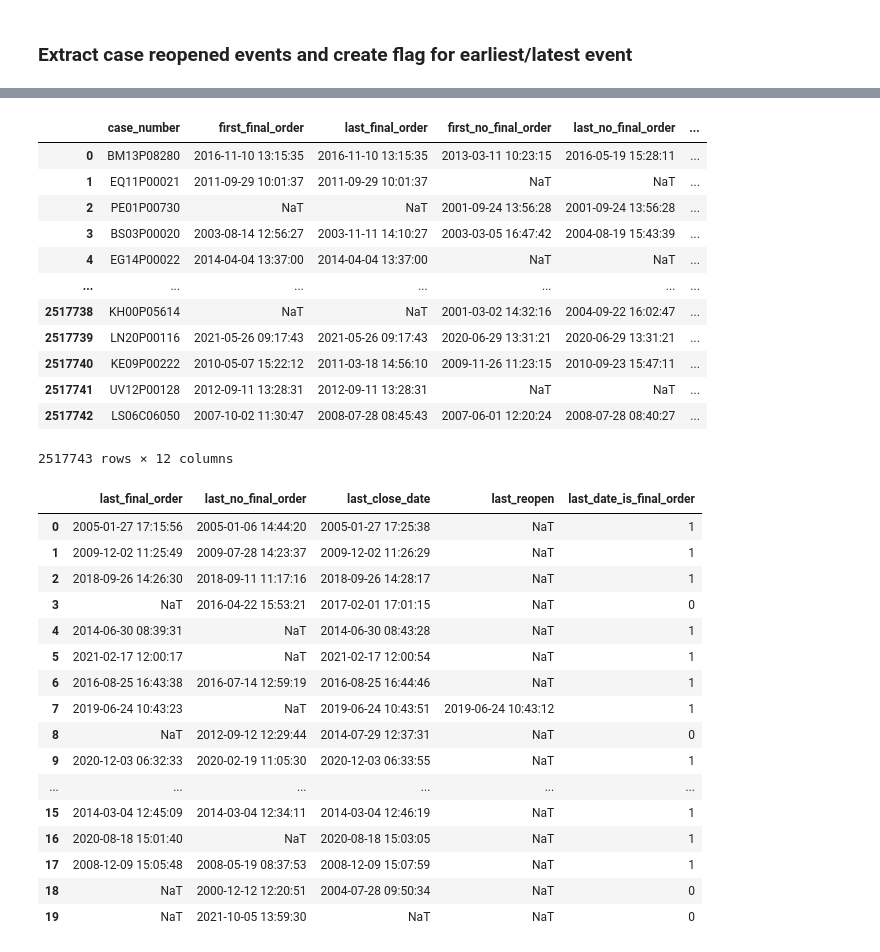
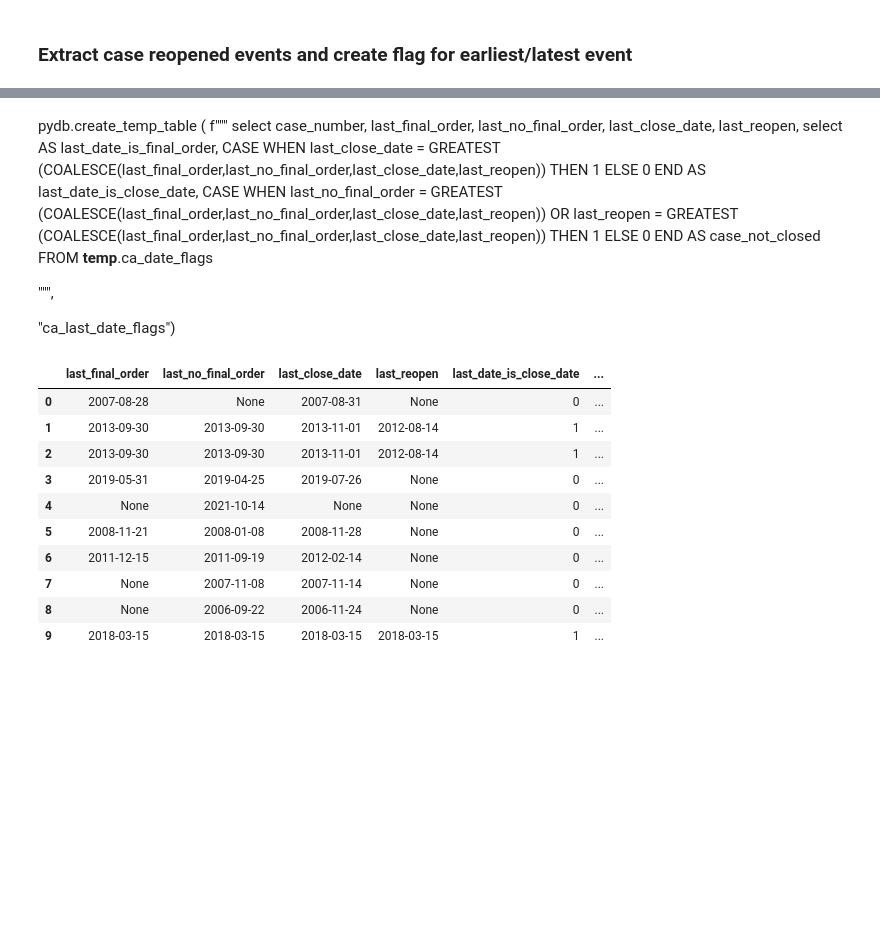
Before and after one commit to moj-analytical-services/FCSQ_data, a Jupyter notebook: data/ca_case_disposals.ipynb, the cells around one changed output, grey strips where cells are left out. Saved outputs shown, nothing was run; the diff lists cells and outputs as text; code cells hidden in the pictures; blank space fills up the shorter version.

```diff
--- a/data/ca_case_disposals.ipynb
+++ b/data/ca_case_disposals.ipynb
@@ -253,0 +278,25 @@ FROM
+# %% [markdown]
+pydb.create_temp_table
+(
+f"""
+select
+  case_number,
+  last_final_order,
+  last_no_final_order,
+  last_close_date,
+  last_reopen,
+  select
+   AS last_date_is_final_order,
+  CASE WHEN last_close_date = GREATEST (COALESCE(last_final_order,last_no_final_order,last_close_date,last_reopen))
+    THEN 1 ELSE 0 END
+   AS last_date_is_close_date,
+  CASE WHEN last_no_final_order = GREATEST (COALESCE(last_final_order,last_no_final_order,last_close_date,last_reopen))
+       OR last_reopen = GREATEST (COALESCE(last_final_order,last_no_final_order,last_close_date,last_reopen))
+    THEN 1 ELSE 0 END
+   AS case_not_closed
+FROM
+  __temp__.ca_date_flags
+
+""",
+
+"ca_last_date_flags")
@@ -254,16 +337,14 @@ FROM
 # %%
-pydb.read_sql_query ("select * from __temp__.ca_last_date")
+pydb.read_sql_query ("select * from __temp__.date_test limit 10")
 # %% [output]
-|  | case_number | first_final_order | last_final_order | first_no_final_order | last_no_final_order | ... |
-| 0 | BM13P08280 | 2016-11-10 13:15:35 | 2016-11-10 13:15:35 | 2013-03-11 10:23:15 | 2016-05-19 15:28:11 | ... |
-| 1 | EQ11P00021 | 2011-09-29 10:01:37 | 2011-09-29 10:01:37 | NaT | NaT | ... |
-| 2 | PE01P00730 | NaT | NaT | 2001-09-24 13:56:28 | 2001-09-24 13:56:28 | ... |
-| 3 | BS03P00020 | 2003-08-14 12:56:27 | 2003-11-11 14:10:27 | 2003-03-05 16:47:42 | 2004-08-19 15:43:39 | ... |
-| 4 | EG14P00022 | 2014-04-04 13:37:00 | 2014-04-04 13:37:00 | NaT | NaT | ... |
-| ... | ... | ... | ... | ... | ... | ... |
-| 2517738 | KH00P05614 | NaT | NaT | 2001-03-02 14:32:16 | 2004-09-22 16:02:47 | ... |
-| 2517739 | LN20P00116 | 2021-05-26 09:17:43 | 2021-05-26 09:17:43 | 2020-06-29 13:31:21 | 2020-06-29 13:31:21 | ... |
-| 2517740 | KE09P00222 | 2010-05-07 15:22:12 | 2011-03-18 14:56:10 | 2009-11-26 11:23:15 | 2010-09-23 15:47:11 | ... |
-| 2517741 | UV12P00128 | 2012-09-11 13:28:31 | 2012-09-11 13:28:31 | NaT | NaT | ... |
-| 2517742 | LS06C06050 | 2007-10-02 11:30:47 | 2008-07-28 08:45:43 | 2007-06-01 12:20:24 | 2008-07-28 08:40:27 | ... |
+|  | last_final_order | last_no_final_order | last_close_date | last_reopen | last_date_is_close_date | ... |
+| 0 | 2007-08-28 | None | 2007-08-31 | None | 0 | ... |
+| 1 | 2013-09-30 | 2013-09-30 | 2013-11-01 | 2012-08-14 | 1 | ... |
+| 2 | 2013-09-30 | 2013-09-30 | 2013-11-01 | 2012-08-14 | 1 | ... |
+| 3 | 2019-05-31 | 2019-04-25 | 2019-07-26 | None | 0 | ... |
+| 4 | None | 2021-10-14 | None | None | 0 | ... |
+| 5 | 2008-11-21 | 2008-01-08 | 2008-11-28 | None | 0 | ... |
+| 6 | 2011-12-15 | 2011-09-19 | 2012-02-14 | None | 0 | ... |
+| 7 | None | 2007-11-08 | 2007-11-14 | None | 0 | ... |
+| 8 | None | 2006-09-22 | 2006-11-24 | None | 0 | ... |
+| 9 | 2018-03-15 | 2018-03-15 | 2018-03-15 | 2018-03-15 | 1 | ... |
-2517743 rows × 12 columns
@@ -284,21 +350,0 @@ FROM
-# %%
-simple_results = pydb.read_sql_query(s1)
-simple_results
-# %% [output]
-|  | last_final_order | last_no_final_order | last_close_date | last_reopen | last_date_is_final_order |
-| 0 | 2005-01-27 17:15:56 | 2005-01-06 14:44:20 | 2005-01-27 17:25:38 | NaT | 1 |
-| 1 | 2009-12-02 11:25:49 | 2009-07-28 14:23:37 | 2009-12-02 11:26:29 | NaT | 1 |
-| 2 | 2018-09-26 14:26:30 | 2018-09-11 11:17:16 | 2018-09-26 14:28:17 | NaT | 1 |
-| 3 | NaT | 2016-04-22 15:53:21 | 2017-02-01 17:01:15 | NaT | 0 |
-| 4 | 2014-06-30 08:39:31 | NaT | 2014-06-30 08:43:28 | NaT | 1 |
-| 5 | 2021-02-17 12:00:17 | NaT | 2021-02-17 12:00:54 | NaT | 1 |
-| 6 | 2016-08-25 16:43:38 | 2016-07-14 12:59:19 | 2016-08-25 16:44:46 | NaT | 1 |
-| 7 | 2019-06-24 10:43:23 | NaT | 2019-06-24 10:43:51 | 2019-06-24 10:43:12 | 1 |
-| 8 | NaT | 2012-09-12 12:29:44 | 2014-07-29 12:37:31 | NaT | 0 |
-| 9 | 2020-12-03 06:32:33 | 2020-02-19 11:05:30 | 2020-12-03 06:33:55 | NaT | 1 |
-| ... | ... | ... | ... | ... | ... |
-| 15 | 2014-03-04 12:45:09 | 2014-03-04 12:34:11 | 2014-03-04 12:46:19 | NaT | 1 |
-| 16 | 2020-08-18 15:01:40 | NaT | 2020-08-18 15:03:05 | NaT | 1 |
-| 17 | 2008-12-09 15:05:48 | 2008-05-19 08:37:53 | 2008-12-09 15:07:59 | NaT | 1 |
-| 18 | NaT | 2000-12-12 12:20:51 | 2004-07-28 09:50:34 | NaT | 0 |
-| 19 | NaT | 2021-10-05 13:59:30 | NaT | NaT | 0 |
```
Also changed, not shown: parts of 16 cells of this notebook.
